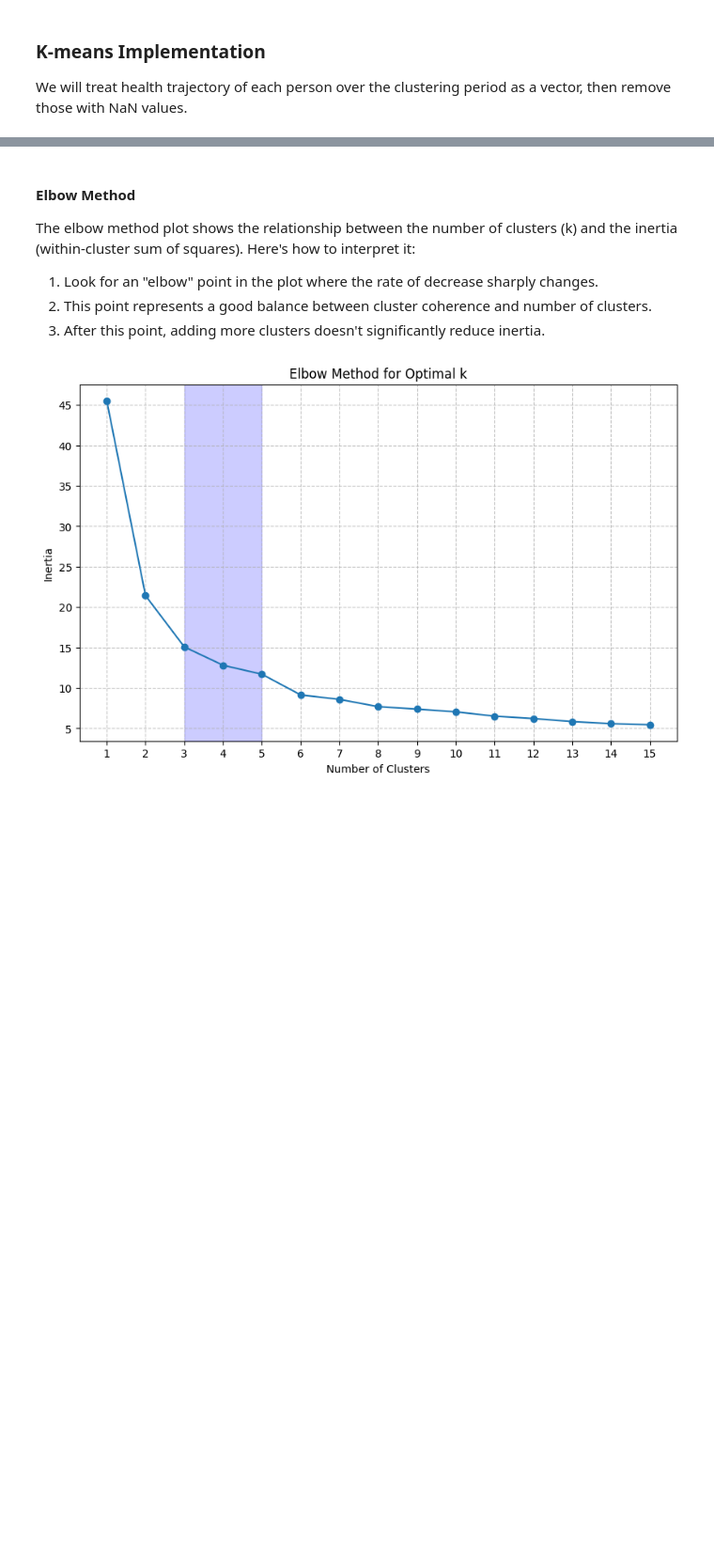
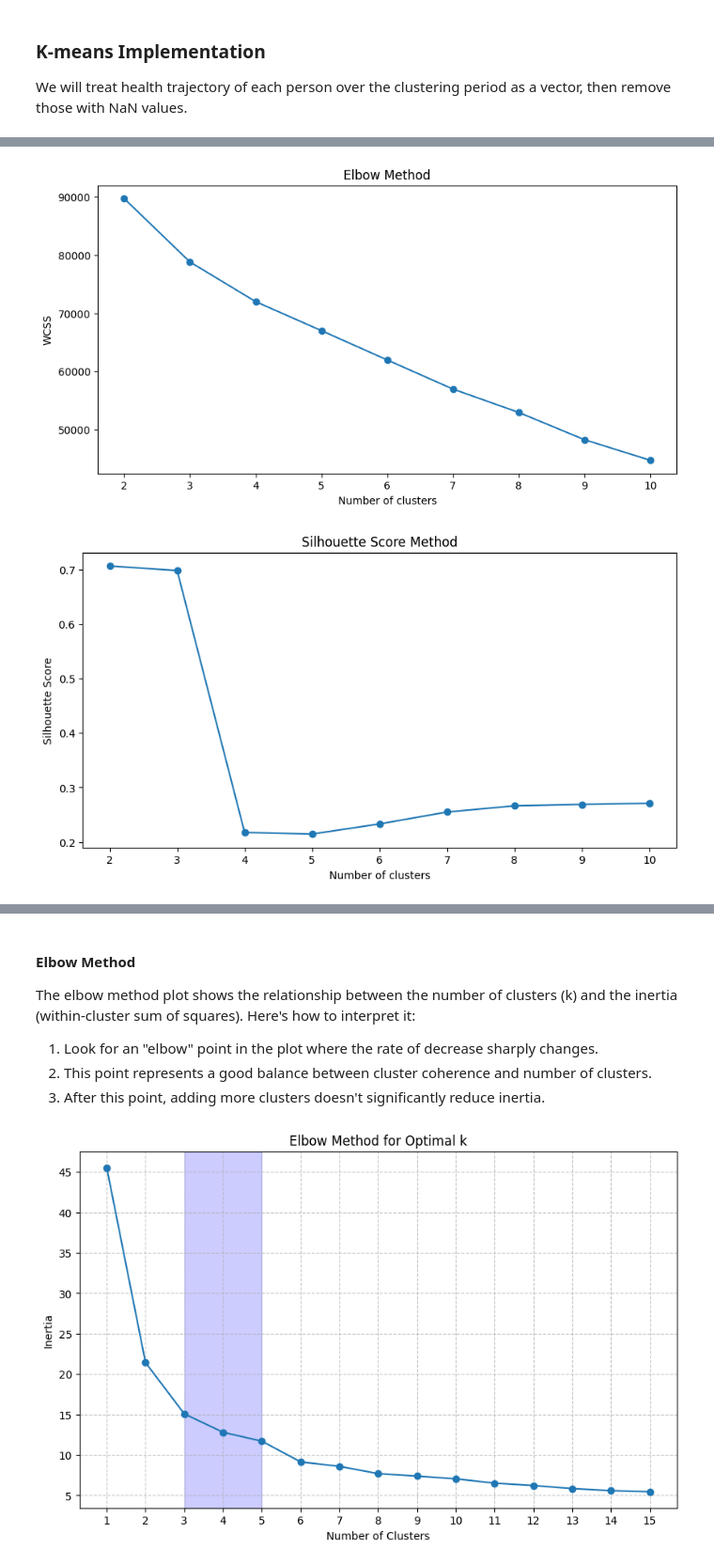
Before and after one commit to GJQu/EssexDissertation, a Jupyter notebook: k_means.ipynb, the cells around one changed output, grey strips where cells are left out. Shown at 94% size. Cells and saved outputs as stored; diff of their text form; code cells hidden in the pictures; blank space fills up the shorter version.

```diff
--- a/k_means.ipynb
+++ b/k_means.ipynb
@@ -85,0 +100,70 @@ def kmeans_clustering(X, n_clusters):
+# %%
+# Select only the frailty columns for clustering
+frailty_columns = ['frailty_50', 'frailty_52', 'frailty_54', 'frailty_56', 'frailty_58', 'frailty_60']
+X = df_wide[frailty_columns]
+
+# Handle missing values (if any)
+X = X.fillna(X.mean())
+
+# Standardize the features
+scaler = StandardScaler()
+X_scaled = scaler.fit_transform(X)
+
+# Function to compute Within-Cluster-Sum-of-Squares (WCSS)
+def compute_wcss(data):
+    wcss = []
+    for n in range(2, 11):
+        kmeans = KMeans(n_clusters=n, random_state=42)
+        kmeans.fit(X_scaled)
+        wcss.append(kmeans.inertia_)
+    return wcss
+
+# Compute WCSS for different numbers of clusters
+wcss = compute_wcss(X_scaled)
+
+# Plot the Elbow Curve
+plt.figure(figsize=(10, 5))
+plt.plot(range(2, 11), wcss, marker='o')
+plt.title('Elbow Method')
+plt.xlabel('Number of clusters')
+plt.ylabel('WCSS')
+plt.show()
+
+# Compute silhouette scores for different numbers of clusters
+silhouette_scores = []
+for n in range(2, 11):
+    kmeans = KMeans(n_clusters=n, random_state=42)
+    cluster_labels = kmeans.fit_predict(X_scaled)
+    silhouette_avg = silhouette_score(X_scaled, cluster_labels)
+    silhouette_scores.append(silhouette_avg)
+
+# Plot the Silhouette Scores
+plt.figure(figsize=(10, 5))
+plt.plot(range(2, 11), silhouette_scores, marker='o')
+plt.title('Silhouette Score Method')
+plt.xlabel('Number of clusters')
+plt.ylabel('Silhouette Score')
+plt.show()
+
+# Determine the optimal number of clusters
+optimal_clusters = silhouette_scores.index(max(silhouette_scores)) + 2
+print(f"The optimal number of clusters based on the highest silhouette score is: {optimal_clusters}")
+
+# Perform K-means clustering with the optimal number of clusters
+kmeans_optimal = KMeans(n_clusters=optimal_clusters, random_state=42)
+cluster_labels = kmeans_optimal.fit_predict(X_scaled)
+
+# Add cluster labels to the original dataframe
+df_wide['Cluster'] = cluster_labels
+
+# Display the first few rows of the resulting dataframe
+print(df_wide.head())
+
+# Display cluster centroids
+centroids = scaler.inverse_transform(kmeans_optimal.cluster_centers_)
+centroid_df = pd.DataFrame(centroids, columns=frailty_columns)
+print("\nCluster Centroids:")
+print(centroid_df)
+# %% [output]
+[figure, added]
+[figure, added]
```
Also changed, not shown: parts of 22 cells of this notebook, 1 other file.
